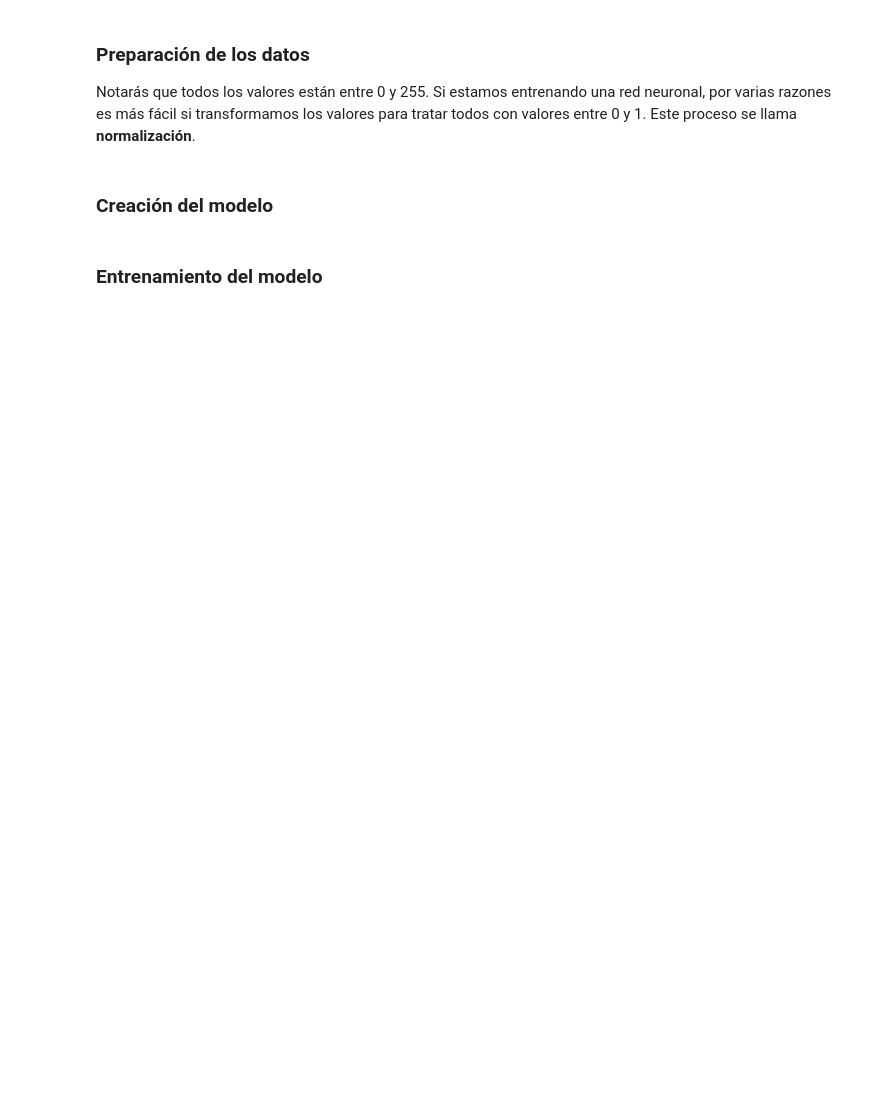
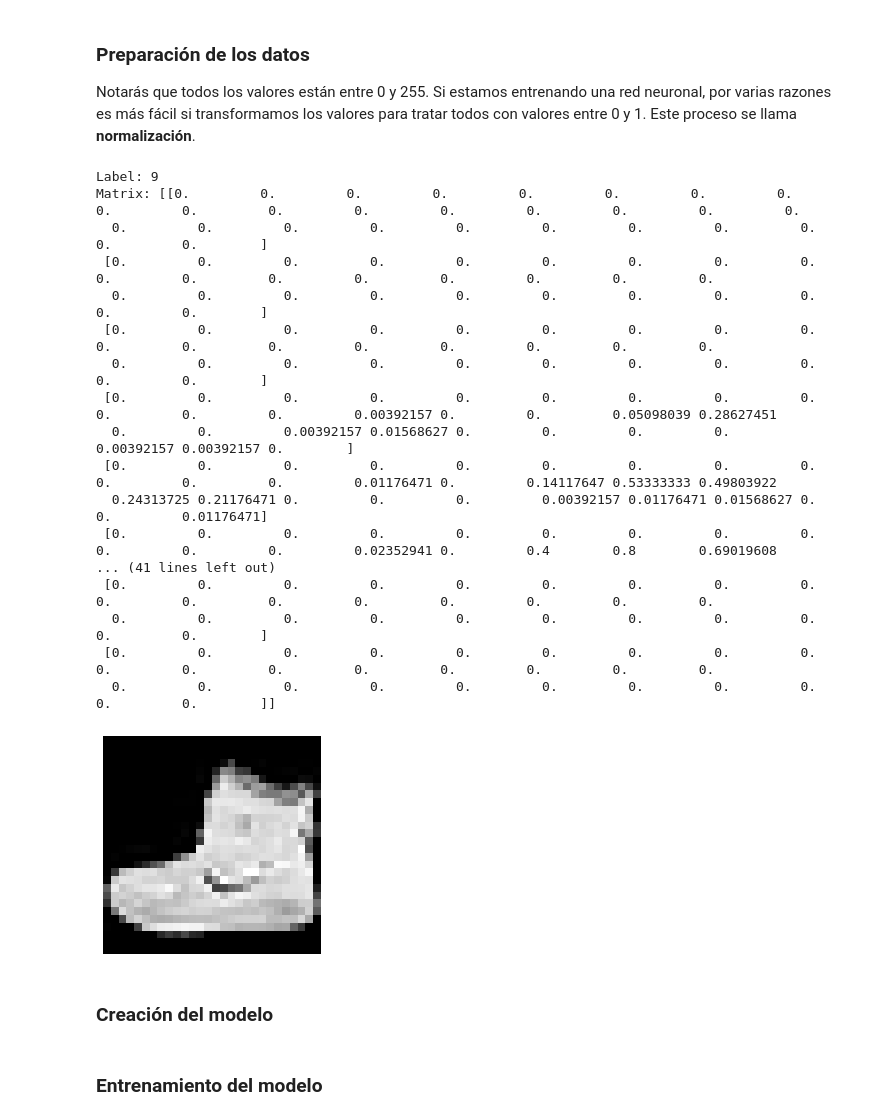
Before and after one commit to MarcoCarrillo/RedesNeuronales, a Jupyter notebook: notebooks/03-Redes_neuronales_profundas.ipynb, the cells around one changed output. Drawn from its saved outputs; the diff is of its cells as text; code cells hidden in the pictures; blank space fills up the shorter version.

```diff
--- a/notebooks/03-Redes_neuronales_profundas.ipynb
+++ b/notebooks/03-Redes_neuronales_profundas.ipynb
@@ -74,6 +93,40 @@ Notarás que todos los valores están entre 0 y 255. Si estamos entrenando una r
 # %%
 training_images  = training_images / 255.0
 test_images = test_images / 255.0
+# %%
+import numpy as np
+import matplotlib.pyplot as plt
+np.set_printoptions(linewidth=200)
+
+
+# Set index of image to be seen
+img_index = 0
+
+# Plot image
+plt.imshow(training_images[img_index], cmap='gray')
+plt.axis(False)
+
+print("Label:", training_labels[img_index])
+print("Matrix:", training_images[img_index])
+# %% [output]
+Label: 9
+Matrix: [[0.         0.         0.         0.         0.         0.         0.         0.         0.         0.         0.         0.         0.         0.         0.         0.         0.
+  0.         0.         0.         0.         0.         0.         0.         0.         0.         0.         0.        ]
+ [0.         0.         0.         0.         0.         0.         0.         0.         0.         0.         0.         0.         0.         0.         0.         0.         0.
+  0.         0.         0.         0.         0.         0.         0.         0.         0.         0.         0.        ]
+ [0.         0.         0.         0.         0.         0.         0.         0.         0.         0.         0.         0.         0.         0.         0.         0.         0.
+  0.         0.         0.         0.         0.         0.         0.         0.         0.         0.         0.        ]
+ [0.         0.         0.         0.         0.         0.         0.         0.         0.         0.         0.         0.         0.00392157 0.         0.         0.05098039 0.28627451
+  0.         0.         0.00392157 0.01568627 0.         0.         0.         0.         0.00392157 0.00392157 0.        ]
+ [0.         0.         0.         0.         0.         0.         0.         0.         0.         0.         0.         0.         0.01176471 0.         0.14117647 0.53333333 0.49803922
+  0.24313725 0.21176471 0.         0.         0.         0.00392157 0.01176471 0.01568627 0.         0.         0.01176471]
+ [0.         0.         0.         0.         0.         0.         0.         0.         0.         0.         0.         0.         0.02352941 0.         0.4        0.8        0.69019608
+... (41 lines left out)
+ [0.         0.         0.         0.         0.         0.         0.         0.         0.         0.         0.         0.         0.         0.         0.         0.         0.
+  0.         0.         0.         0.         0.         0.         0.         0.         0.         0.         0.        ]
+ [0.         0.         0.         0.         0.         0.         0.         0.         0.         0.         0.         0.         0.         0.         0.         0.         0.
+  0.         0.         0.         0.         0.         0.         0.         0.         0.         0.         0.        ]]
+[figure, added]
 # %% [markdown]
 ### Creación del modelo
 # %%
```
Also changed, not shown: parts of 8 cells of this notebook.
